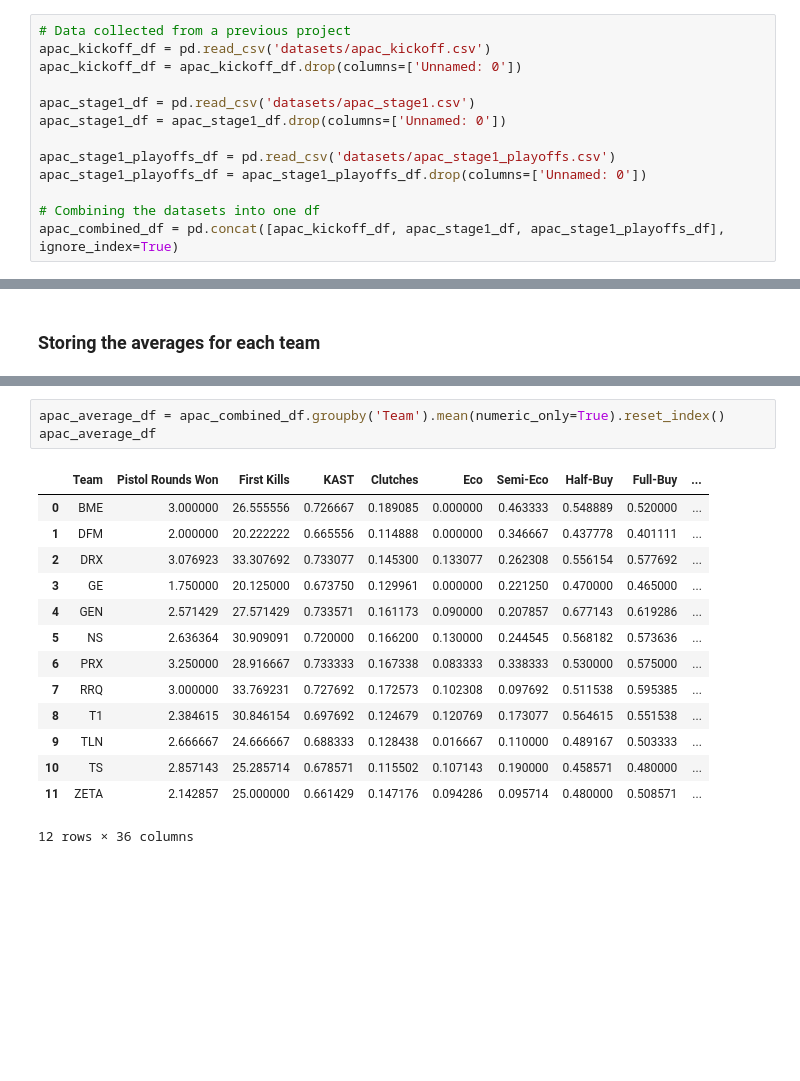
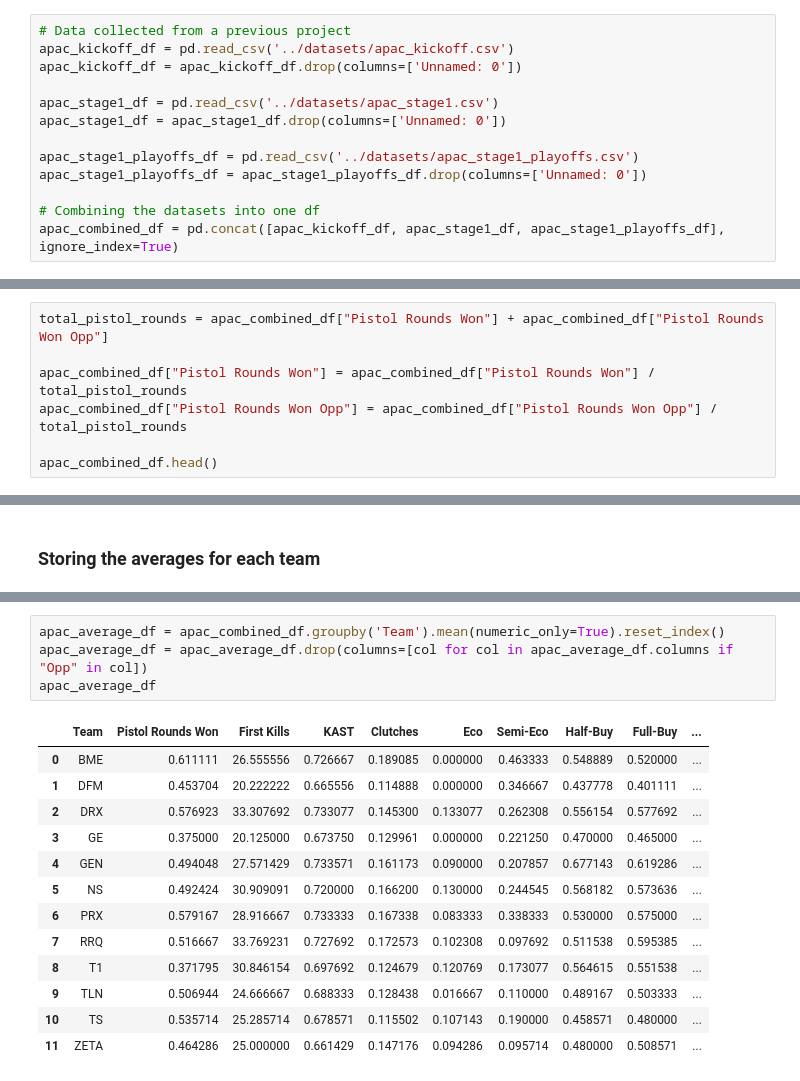
Before and after one commit to unnamed-catalyst/VCT-Predictor-Visualizer, a Jupyter notebook: preprocessing/data_preprocessing.ipynb, the cells around one changed output, grey strips where cells are left out. Drawn from its saved outputs; the diff is of its cells as text; blank space fills up the shorter version.

```diff
--- a/data_preprocessing.ipynb
+++ b/preprocessing/data_preprocessing.ipynb
@@ -130,13 +145,13 @@ emea_combined_df.to_csv('Datasets/emea_combined.csv')
 ### APAC Datasets
 # %%
 # Data collected from a previous project
-apac_kickoff_df = pd.read_csv('datasets/apac_kickoff.csv')
+apac_kickoff_df = pd.read_csv('../datasets/apac_kickoff.csv')
 apac_kickoff_df = apac_kickoff_df.drop(columns=['Unnamed: 0'])
 
-apac_stage1_df = pd.read_csv('datasets/apac_stage1.csv')
+apac_stage1_df = pd.read_csv('../datasets/apac_stage1.csv')
 apac_stage1_df = apac_stage1_df.drop(columns=['Unnamed: 0'])
 
-apac_stage1_playoffs_df = pd.read_csv('datasets/apac_stage1_playoffs.csv')
+apac_stage1_playoffs_df = pd.read_csv('../datasets/apac_stage1_playoffs.csv')
 apac_stage1_playoffs_df = apac_stage1_playoffs_df.drop(columns=['Unnamed: 0'])
 
 # Combining the datasets into one df
@@ -170,3 +185,10 @@ null_columns = apac_combined_df.columns[apac_combined_df.isnull().any()]
 print(null_columns)
 # %% [output]
 Index([], dtype='object')
+# %%
+total_pistol_rounds = apac_combined_df["Pistol Rounds Won"] + apac_combined_df["Pistol Rounds Won Opp"]
+
+apac_combined_df["Pistol Rounds Won"] = apac_combined_df["Pistol Rounds Won"] / total_pistol_rounds
+apac_combined_df["Pistol Rounds Won Opp"] = apac_combined_df["Pistol Rounds Won Opp"] / total_pistol_rounds
+
+apac_combined_df.head()
@@ -258,18 +288,18 @@ emea_average_df
 # %%
 apac_average_df = apac_combined_df.groupby('Team').mean(numeric_only=True).reset_index()
+apac_average_df = apac_average_df.drop(columns=[col for col in apac_average_df.columns if "Opp" in col])
 apac_average_df
 # %% [output]
 |  | Team | Pistol Rounds Won | First Kills | KAST | Clutches | Eco | Semi-Eco | Half-Buy | Full-Buy | ... |
-| 0 | BME | 3.000000 | 26.555556 | 0.726667 | 0.189085 | 0.000000 | 0.463333 | 0.548889 | 0.520000 | ... |
-| 1 | DFM | 2.000000 | 20.222222 | 0.665556 | 0.114888 | 0.000000 | 0.346667 | 0.437778 | 0.401111 | ... |
-| 2 | DRX | 3.076923 | 33.307692 | 0.733077 | 0.145300 | 0.133077 | 0.262308 | 0.556154 | 0.577692 | ... |
-| 3 | GE | 1.750000 | 20.125000 | 0.673750 | 0.129961 | 0.000000 | 0.221250 | 0.470000 | 0.465000 | ... |
-| 4 | GEN | 2.571429 | 27.571429 | 0.733571 | 0.161173 | 0.090000 | 0.207857 | 0.677143 | 0.619286 | ... |
-| 5 | NS | 2.636364 | 30.909091 | 0.720000 | 0.166200 | 0.130000 | 0.244545 | 0.568182 | 0.573636 | ... |
-| 6 | PRX | 3.250000 | 28.916667 | 0.733333 | 0.167338 | 0.083333 | 0.338333 | 0.530000 | 0.575000 | ... |
-| 7 | RRQ | 3.000000 | 33.769231 | 0.727692 | 0.172573 | 0.102308 | 0.097692 | 0.511538 | 0.595385 | ... |
-| 8 | T1 | 2.384615 | 30.846154 | 0.697692 | 0.124679 | 0.120769 | 0.173077 | 0.564615 | 0.551538 | ... |
-| 9 | TLN | 2.666667 | 24.666667 | 0.688333 | 0.128438 | 0.016667 | 0.110000 | 0.489167 | 0.503333 | ... |
-| 10 | TS | 2.857143 | 25.285714 | 0.678571 | 0.115502 | 0.107143 | 0.190000 | 0.458571 | 0.480000 | ... |
-| 11 | ZETA | 2.142857 | 25.000000 | 0.661429 | 0.147176 | 0.094286 | 0.095714 | 0.480000 | 0.508571 | ... |
+| 0 | BME | 0.611111 | 26.555556 | 0.726667 | 0.189085 | 0.000000 | 0.463333 | 0.548889 | 0.520000 | ... |
+| 1 | DFM | 0.453704 | 20.222222 | 0.665556 | 0.114888 | 0.000000 | 0.346667 | 0.437778 | 0.401111 | ... |
+| 2 | DRX | 0.576923 | 33.307692 | 0.733077 | 0.145300 | 0.133077 | 0.262308 | 0.556154 | 0.577692 | ... |
+| 3 | GE | 0.375000 | 20.125000 | 0.673750 | 0.129961 | 0.000000 | 0.221250 | 0.470000 | 0.465000 | ... |
+| 4 | GEN | 0.494048 | 27.571429 | 0.733571 | 0.161173 | 0.090000 | 0.207857 | 0.677143 | 0.619286 | ... |
+| 5 | NS | 0.492424 | 30.909091 | 0.720000 | 0.166200 | 0.130000 | 0.244545 | 0.568182 | 0.573636 | ... |
+| 6 | PRX | 0.579167 | 28.916667 | 0.733333 | 0.167338 | 0.083333 | 0.338333 | 0.530000 | 0.575000 | ... |
+| 7 | RRQ | 0.516667 | 33.769231 | 0.727692 | 0.172573 | 0.102308 | 0.097692 | 0.511538 | 0.595385 | ... |
+| 8 | T1 | 0.371795 | 30.846154 | 0.697692 | 0.124679 | 0.120769 | 0.173077 | 0.564615 | 0.551538 | ... |
+| 9 | TLN | 0.506944 | 24.666667 | 0.688333 | 0.128438 | 0.016667 | 0.110000 | 0.489167 | 0.503333 | ... |
+| 10 | TS | 0.535714 | 25.285714 | 0.678571 | 0.115502 | 0.107143 | 0.190000 | 0.458571 | 0.480000 | ... |
+| 11 | ZETA | 0.464286 | 25.000000 | 0.661429 | 0.147176 | 0.094286 | 0.095714 | 0.480000 | 0.508571 | ... |
-12 rows × 36 columns
```
Also changed, not shown: parts of 12 cells of this notebook, 16 other files.
